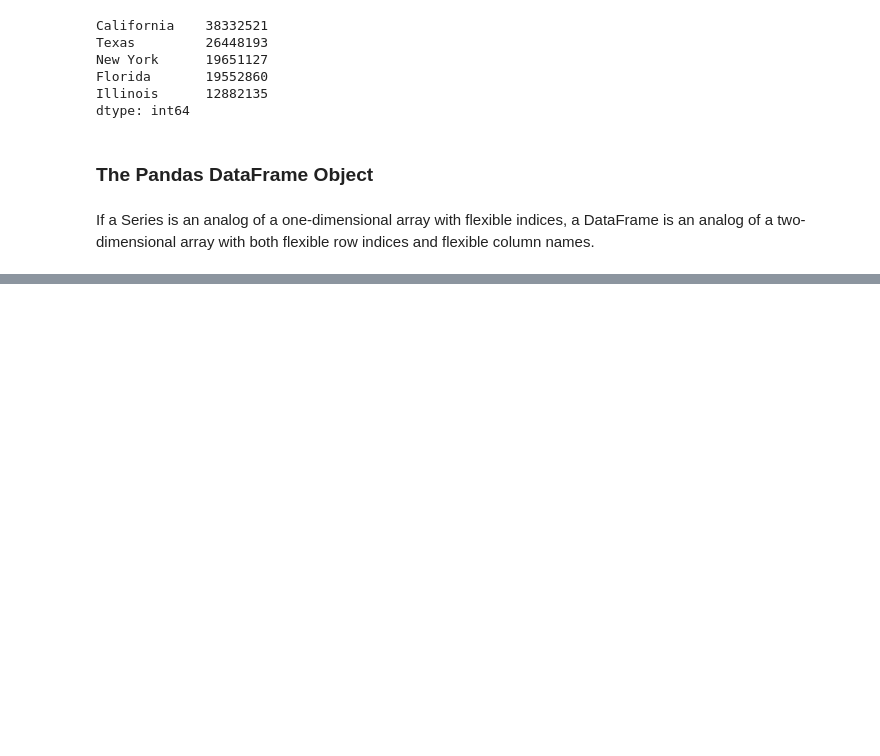
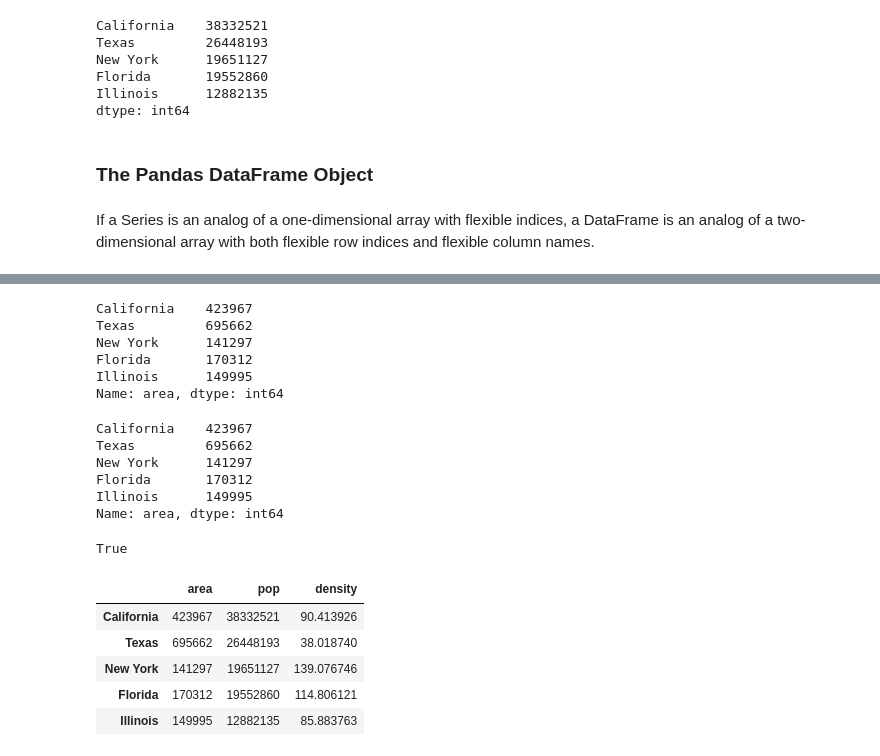
Before and after one commit to Dawit-1621/Python-Tutorial-for-Data-Science, a Jupyter notebook: Python-Tutorial-for-Data-Science.ipynb, the cells around one changed output, grey strips where cells are left out. Cells and saved outputs as stored; diff of their text form; code cells hidden in the pictures; blank space fills up the shorter version.

```diff
--- a/Python-Tutorial-for-Data-Science.ipynb
+++ b/Python-Tutorial-for-Data-Science.ipynb
@@ -440,0 +416,35 @@ True
+# %%
+#The individual Series that make up the columns of the DataFrame can be accessed via dictionary-style indexing of the column name
+data['area']
+# %% [output]
+California    423967
+Texas         695662
+New York      141297
+Florida       170312
+Illinois      149995
+Name: area, dtype: int64
+# %%
+#We can use attribute-style access with column names that are strings
+data.area
+# %% [output]
+California    423967
+Texas         695662
+New York      141297
+Florida       170312
+Illinois      149995
+Name: area, dtype: int64
+# %%
+#This attribute-style column access actually accesses the exact same object as the dictionary-style access
+data.area is data['area']
+# %% [output]
+True
+# %%
+data['density'] = data['pop'] / data['area']
+data
+# %% [output]
+|  | area | pop | density |
+| California | 423967 | 38332521 | 90.413926 |
+| Texas | 695662 | 26448193 | 38.018740 |
+| New York | 141297 | 19651127 | 139.076746 |
+| Florida | 170312 | 19552860 | 114.806121 |
+| Illinois | 149995 | 12882135 | 85.883763 |
```
Also changed, not shown: parts of 32 cells of this notebook.
